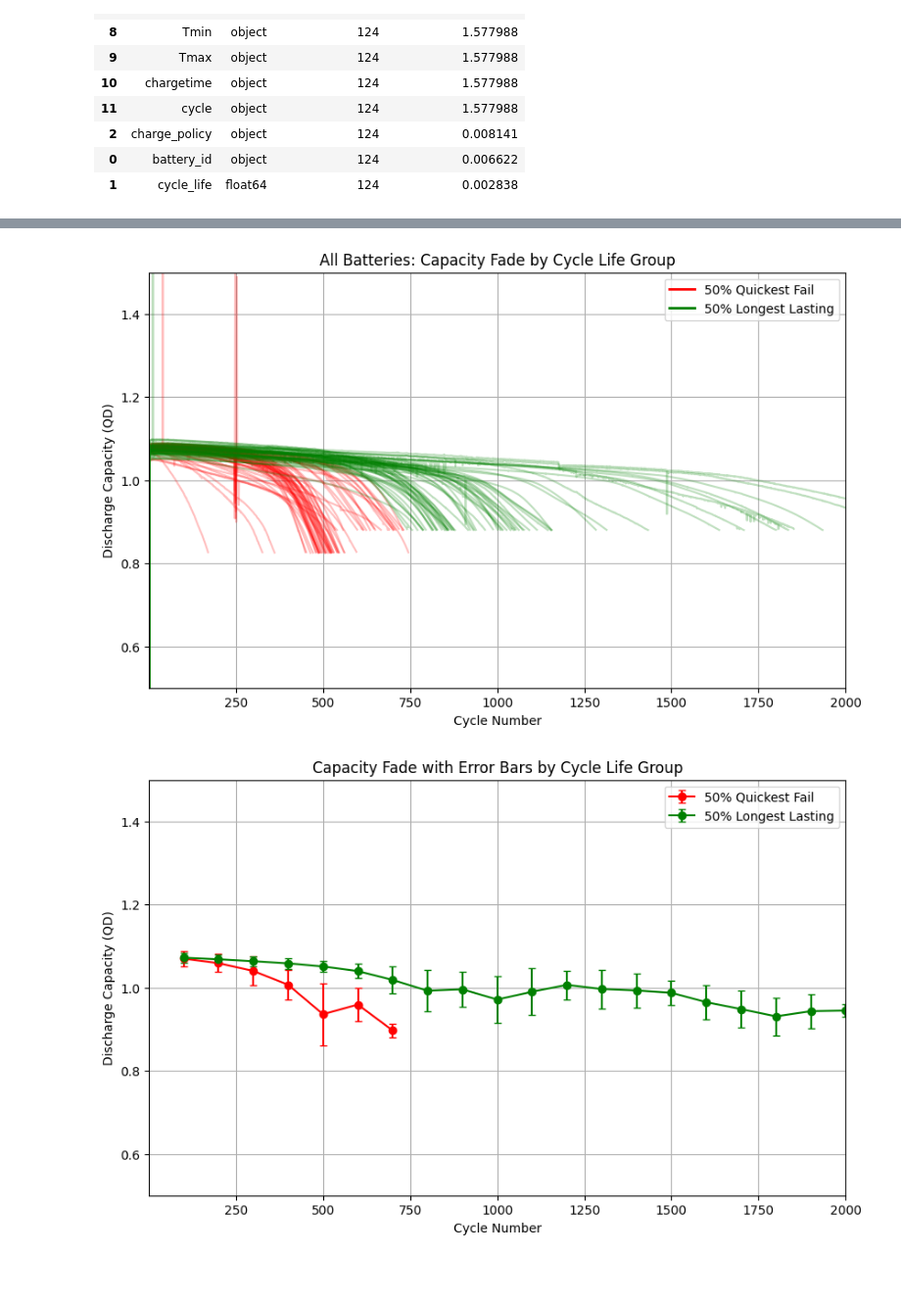
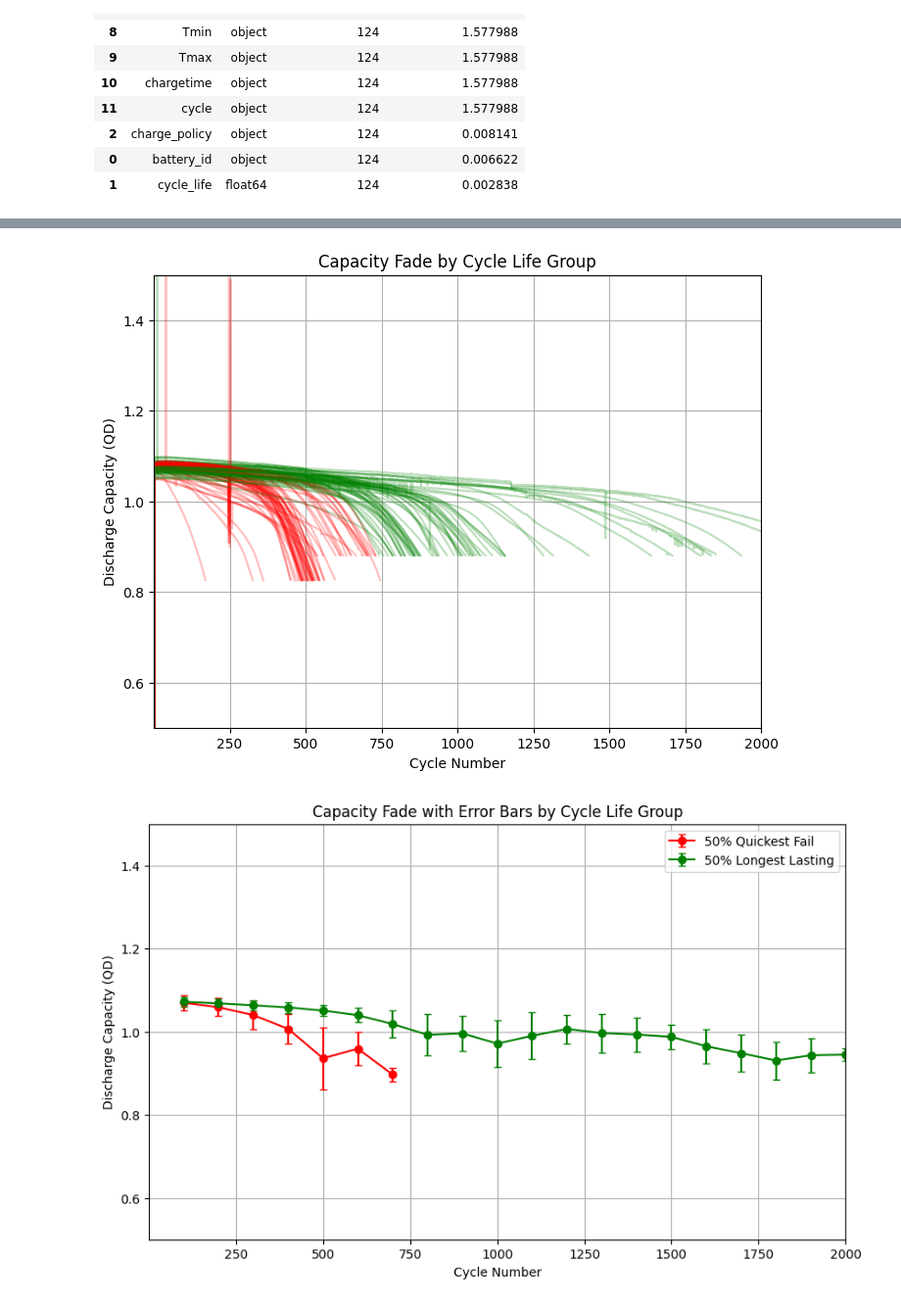
Before and after one commit to KaiWoessner/ECE228_Battery_Project, a Jupyter notebook: data_analysis/analysis_graphs.ipynb, the cells around one changed output, grey strips where cells are left out. Shown at 98% size. Drawn from its saved outputs; the diff is of its cells as text; code cells hidden in the pictures; blank space fills up the shorter version.

```diff
--- a/data_analysis/analysis_graphs.ipynb
+++ b/data_analysis/analysis_graphs.ipynb
@@ -230,0 +154,18 @@ plt.show()
+# %%
+# Plot early capacity (average of first 10 cycles) vs cycle life
+early_qd = []
+life = []
+
+for _, row in bat_df.iterrows():
+    qd = row["QD"]
+    if len(qd) >= 10:
+        early_qd.append(np.mean(qd[:10]))
+        life.append(row["cycle_life"])
+
+plt.figure(figsize=(8, 6))
+plt.scatter(early_qd, life)
+plt.xlabel("Avg QD (first 10 cycles)")
+plt.ylabel("Cycle Life")
+plt.title("Early Capacity vs Cycle Life")
+plt.grid(True)
+plt.show()
@@ -231,49 +232,21 @@ plt.show()
 # %%
-import numpy as np
-import matplotlib.pyplot as plt
-from matplotlib.lines import Line2D
+# Plot capacity fade over cycles, colored by cycle life group: quickest 50% (red) vs longest 50% (green)
+median_life = bat_df["cycle_life"].median()
 
-# ---------- Split batteries by cycle life ----------
-cycle_life_median = bat_df["cycle_life"].median()
+plt.figure(figsize=(8, 6))
 
-quick_fail_df = bat_df[bat_df["cycle_life"] <= cycle_life_median]
-long_life_df = bat_df[bat_df["cycle_life"] > cycle_life_median]
+for i, (_, row) in enumerate(bat_df.iterrows()):
+    is_quick_fail = row["cycle_life"] <= median_life
 
-# ---------- Plot ----------
-plt.figure(figsize=(10, 6))
-
-# 50% quickest fail batteries = red
-for _, row in quick_fail_df.iterrows():
-    plt.plot(
-        arr(row["cycle"]),
-        arr(row["QD"]),
-        color="red",
-        alpha=0.25
-    )
-
-# 50% longest lasting batteries = green
-for _, row in long_life_df.iterrows():
-    plt.plot(
-        arr(row["cycle"]),
-        arr(row["QD"]),
-        color="green",
-        alpha=0.25
-    )
+    plt.plot(row["cycle"], row["QD"], color="red" if is_quick_fail else "green", alpha=0.25)
 
 plt.xlabel("Cycle Number")
 plt.ylabel("Discharge Capacity (QD)")
-plt.title("All Batteries: Capacity Fade by Cycle Life Group")
+plt.title("Capacity Fade by Cycle Life Group")
 plt.grid(True)
 plt.xlim(1, 2000)
 plt.ylim(0.5, 1.5)
-
-legend_elements = [
-    Line2D([0], [0], color="red", lw=2, label="50% Quickest Fail"),
-    Line2D([0], [0], color="green", lw=2, label="50% Longest Lasting")
-]
-
-plt.legend(handles=legend_elements)
 plt.show()
 # %% [output]
-[figure, old version]
+[figure, new version]
 # %%
```
Also changed, not shown: parts of 24 cells of this notebook.
